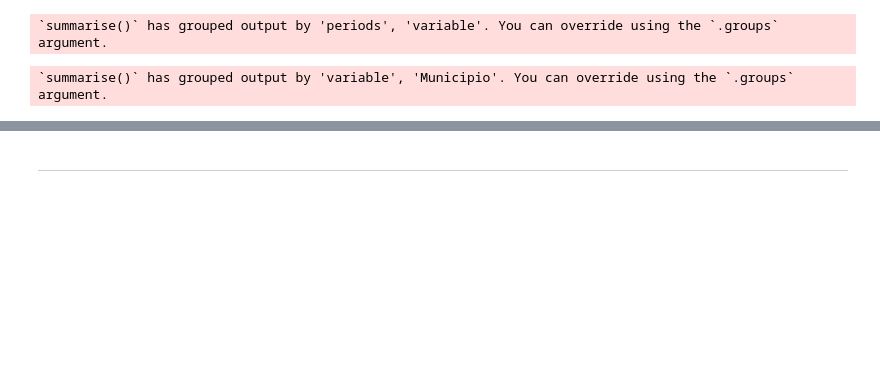
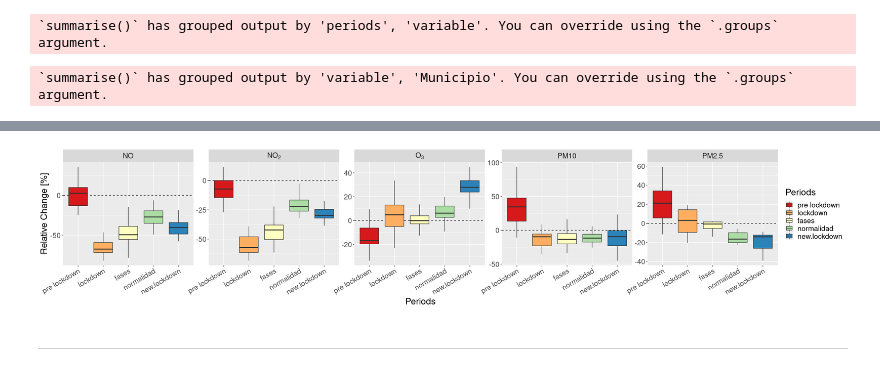
Before and after one commit to Jaimedgp/AirQualityCOVID, a Jupyter notebook: notebooks/Analysis/Raw-Change.ipynb, the cells around one changed output, grey strips where cells are left out. Drawn from its saved outputs; the diff is of its cells as text; code cells hidden in the pictures; blank space fills up the shorter version.

```diff
--- a/notebooks/Analysis/Raw-Change.ipynb
+++ b/notebooks/Analysis/Raw-Change.ipynb
@@ -156,18 +143,20 @@ for (pr in levels(as.factor(change.municipios$periods))) {
         dat.rw <- change.municipios %>%
                     filter(periods == pr,
                            variable == pll
-                          ) %>% data.frame
+                          )
 
         outlier <- boxplot.stats(dat.rw$mean)$out
+
         if (length(outlier) > 0) {
-            in.position <- -which(dat.rw$mean %in% outlier)
+            in.position <- which(dat.rw$mean %in% outlier)
+
+            cleaned.df <- rbind(cleaned.df,
+                                dat.rw[-in.position, ])
+            outlier.df <- rbind(outlier.df,
+                                dat.rw[in.position, ])
         } else {
-            in.position <- which(dat.rw$mean %in% dat.rw$mean)
+            cleaned.df <- rbind(cleaned.df,
+                                dat.rw)
         }
-
-        cleaned.df <- rbind(cleaned.df,
-                            dat.rw[in.position, ])
-        outlier.df <- rbind(outlier.df,
-                            dat.rw[-in.position, ])
     }
 }
@@ -202,0 +210,23 @@ A grouped_df: 5 × 7
+# %%
+plot.df <- cleaned.df
+
+plot.df$periods <- factor(plot.df$periods,
+                          levels = names(periods),
+                          ordered = TRUE)
+plot.df$variable <- factor(plot.df$variable,
+                           labels=r.variable)
+
+ggplot(plot.df) +
+    geom_hline(yintercept=0, linetype="dashed", color = "black") +
+    geom_boxplot(aes(x=periods, y=mean, fill=periods),outlier.shape = NA) +
+    theme(text = element_text(size=20),
+          axis.text.x = element_text(angle=30, hjust=1)
+         ) +
+    scale_y_continuous(name="Relative Change [%]") +
+    scale_x_discrete(name="Periods")+
+    #scale_fill_discrete(name="Periods") +
+    scale_fill_brewer(name="Periods", palette="Spectral") +
+    facet_wrap(~variable, ncol=5, scale="free_y",
+               labeller = labeller(variable=label_parsed))
+# %% [output]
+[figure, added]
```
Also changed, not shown: parts of 11 cells of this notebook.
